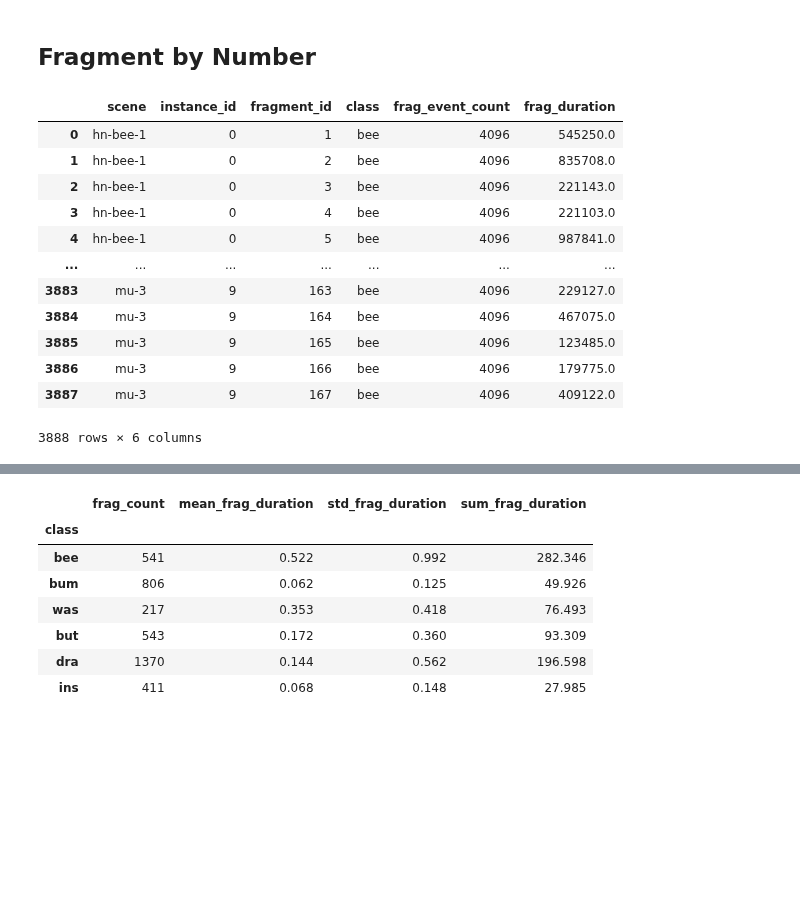
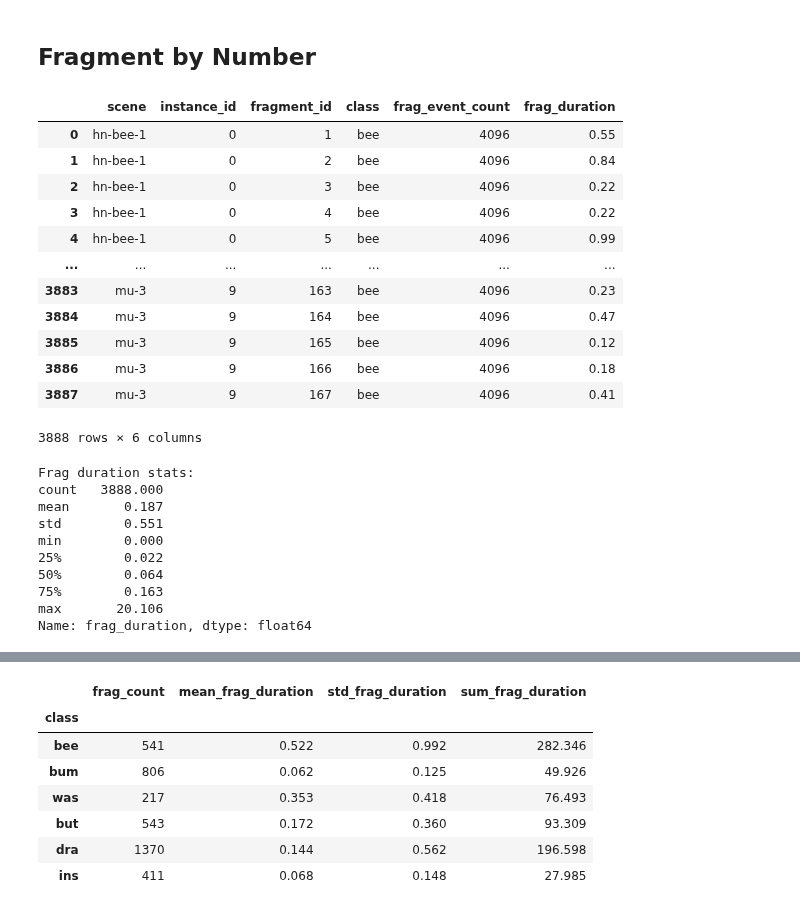
Before and after one commit to boeges/ma_point_cloud_processing, a Jupyter notebook: dataset_statistics.ipynb, the cells around one changed output, grey strips where cells are left out. Saved outputs shown, nothing was run; the diff lists cells and outputs as text; code cells hidden in the pictures; blank space fills up the shorter version.

```diff
--- a/dataset_statistics.ipynb
+++ b/dataset_statistics.ipynb
@@ -713,20 +697,35 @@ dtype: int64
 ## Fragment by Number
 # %%
 num_df = pd.read_csv("output/logs/fragmentation_by_num/fragments_ds5_4096pts.csv")
+num_df["frag_duration"] /= 1_000_000
 display(num_df)
+
+with pd.option_context('display.float_format', '{:0.3f}'.format):
+    print("Frag duration stats:")
+    print(num_df.frag_duration.describe())
 # %% [output]
 |  | scene | instance_id | fragment_id | class | frag_event_count | frag_duration |
-| 0 | hn-bee-1 | 0 | 1 | bee | 4096 | 545250.0 |
-| 1 | hn-bee-1 | 0 | 2 | bee | 4096 | 835708.0 |
-| 2 | hn-bee-1 | 0 | 3 | bee | 4096 | 221143.0 |
-| 3 | hn-bee-1 | 0 | 4 | bee | 4096 | 221103.0 |
-| 4 | hn-bee-1 | 0 | 5 | bee | 4096 | 987841.0 |
+| 0 | hn-bee-1 | 0 | 1 | bee | 4096 | 0.55 |
+| 1 | hn-bee-1 | 0 | 2 | bee | 4096 | 0.84 |
+| 2 | hn-bee-1 | 0 | 3 | bee | 4096 | 0.22 |
+| 3 | hn-bee-1 | 0 | 4 | bee | 4096 | 0.22 |
+| 4 | hn-bee-1 | 0 | 5 | bee | 4096 | 0.99 |
 | ... | ... | ... | ... | ... | ... | ... |
-| 3883 | mu-3 | 9 | 163 | bee | 4096 | 229127.0 |
-| 3884 | mu-3 | 9 | 164 | bee | 4096 | 467075.0 |
-| 3885 | mu-3 | 9 | 165 | bee | 4096 | 123485.0 |
-| 3886 | mu-3 | 9 | 166 | bee | 4096 | 179775.0 |
-| 3887 | mu-3 | 9 | 167 | bee | 4096 | 409122.0 |
+| 3883 | mu-3 | 9 | 163 | bee | 4096 | 0.23 |
+| 3884 | mu-3 | 9 | 164 | bee | 4096 | 0.47 |
+| 3885 | mu-3 | 9 | 165 | bee | 4096 | 0.12 |
+| 3886 | mu-3 | 9 | 166 | bee | 4096 | 0.18 |
+| 3887 | mu-3 | 9 | 167 | bee | 4096 | 0.41 |
 3888 rows × 6 columns
+Frag duration stats:
+count   3888.000
+mean       0.187
+std        0.551
+min        0.000
+25%        0.022
+50%        0.064
+75%        0.163
+max       20.106
+Name: frag_duration, dtype: float64
 # %%
 agg = {
```
Also changed, not shown: parts of 11 cells of this notebook, 1 other file.
